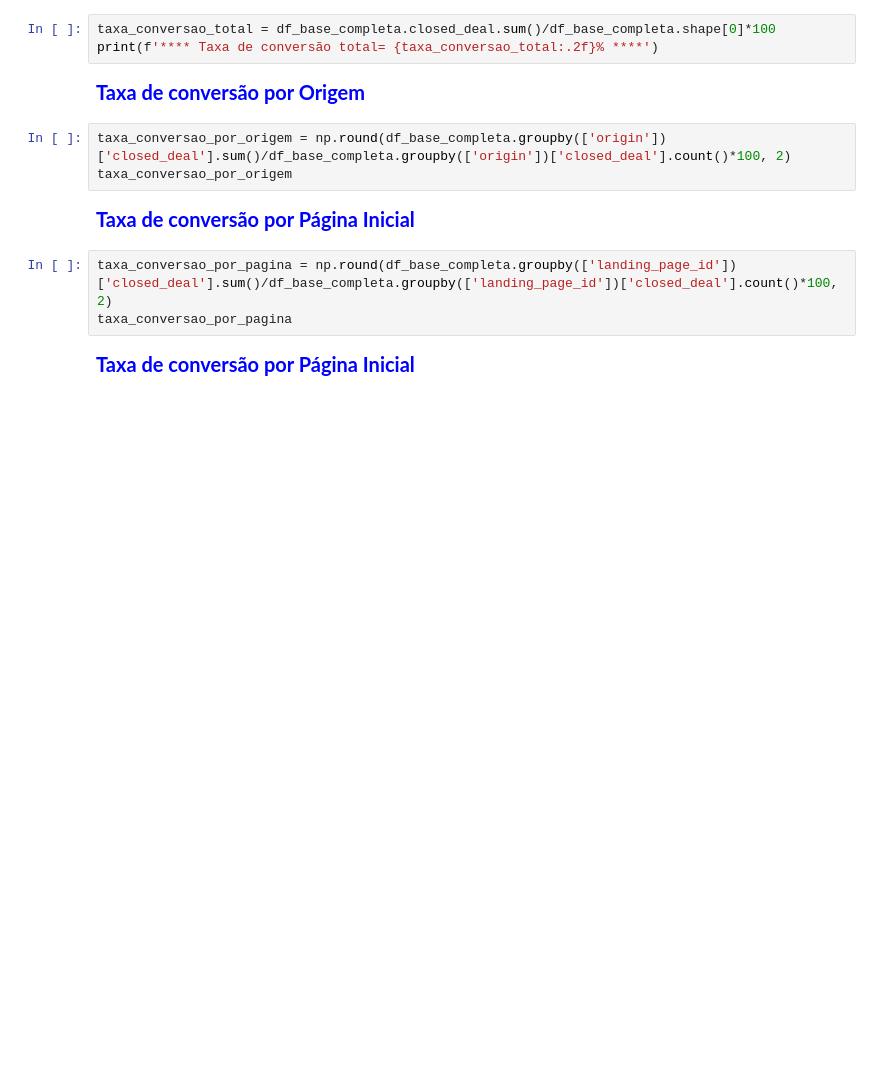
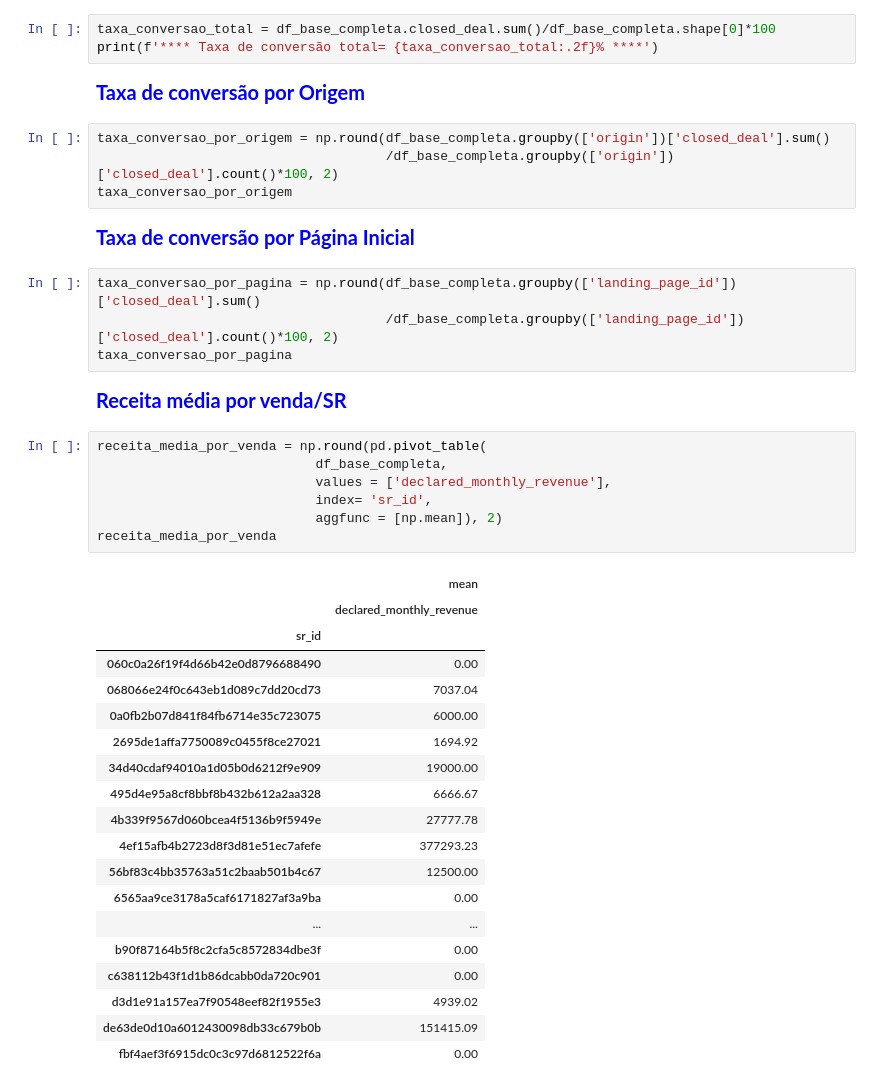
Before and after one commit to Moc967/lets-code-desenvolvedados, a Jupyter notebook: src/Olist_Market_Analysis.ipynb, the cells around one changed output. Saved outputs shown, nothing was run; the diff lists cells and outputs as text; blank space fills up the shorter version.

```diff
--- a/src/Olist_Market_Analysis.ipynb
+++ b/src/Olist_Market_Analysis.ipynb
@@ -108,12 +187,41 @@ print(f'**** Taxa de conversão total= {taxa_conversao_total:.2f}% ****')
 # %% [markdown]
 <span style="color:blue;font-weight:300;font-size:20px"><b>Taxa de conversão por Origem</b></span>
 # %%
-taxa_conversao_por_origem = np.round(df_base_completa.groupby(['origin'])['closed_deal'].sum()/df_base_completa.groupby(['origin'])['closed_deal'].count()*100, 2)
+taxa_conversao_por_origem = np.round(df_base_completa.groupby(['origin'])['closed_deal'].sum()
+                                     /df_base_completa.groupby(['origin'])['closed_deal'].count()*100, 2)
 taxa_conversao_por_origem
 # %% [markdown]
 <span style="color:blue;font-weight:300;font-size:20px"><b>Taxa de conversão por Página Inicial</b></span>
 # %%
-taxa_conversao_por_pagina = np.round(df_base_completa.groupby(['landing_page_id'])['closed_deal'].sum()/df_base_completa.groupby(['landing_page_id'])['closed_deal'].count()*100, 2)
+taxa_conversao_por_pagina = np.round(df_base_completa.groupby(['landing_page_id'])['closed_deal'].sum()
+                                     /df_base_completa.groupby(['landing_page_id'])['closed_deal'].count()*100, 2)
 taxa_conversao_por_pagina
 # %% [markdown]
-<span style="color:blue;font-weight:300;font-size:20px"><b>Taxa de conversão por Página Inicial</b></span>
+<span style="color:blue;font-weight:300;font-size:20px"><b>Receita média por venda/SR</b></span>
+# %%
+receita_media_por_venda = np.round(pd.pivot_table(
+                            df_base_completa,
+                            values = ['declared_monthly_revenue'],
+                            index= 'sr_id',
+                            aggfunc = [np.mean]), 2)
+receita_media_por_venda
+# %% [output]
+|  | mean |
+|  | declared_monthly_revenue |
+| sr_id |  |
+| 060c0a26f19f4d66b42e0d8796688490 | 0.00 |
+| 068066e24f0c643eb1d089c7dd20cd73 | 7037.04 |
+| 0a0fb2b07d841f84fb6714e35c723075 | 6000.00 |
+| 2695de1affa7750089c0455f8ce27021 | 1694.92 |
+| 34d40cdaf94010a1d05b0d6212f9e909 | 19000.00 |
+| 495d4e95a8cf8bbf8b432b612a2aa328 | 6666.67 |
+| 4b339f9567d060bcea4f5136b9f5949e | 27777.78 |
+| 4ef15afb4b2723d8f3d81e51ec7afefe | 377293.23 |
+| 56bf83c4bb35763a51c2baab501b4c67 | 12500.00 |
+| 6565aa9ce3178a5caf6171827af3a9ba | 0.00 |
+| ... | ... |
+| b90f87164b5f8c2cfa5c8572834dbe3f | 0.00 |
+| c638112b43f1d1b86dcabb0da720c901 | 0.00 |
+| d3d1e91a157ea7f90548eef82f1955e3 | 4939.02 |
+| de63de0d10a6012430098db33c679b0b | 151415.09 |
+| fbf4aef3f6915dc0c3c97d6812522f6a | 0.00 |
```
Also changed, not shown: parts of 16 cells of this notebook.
